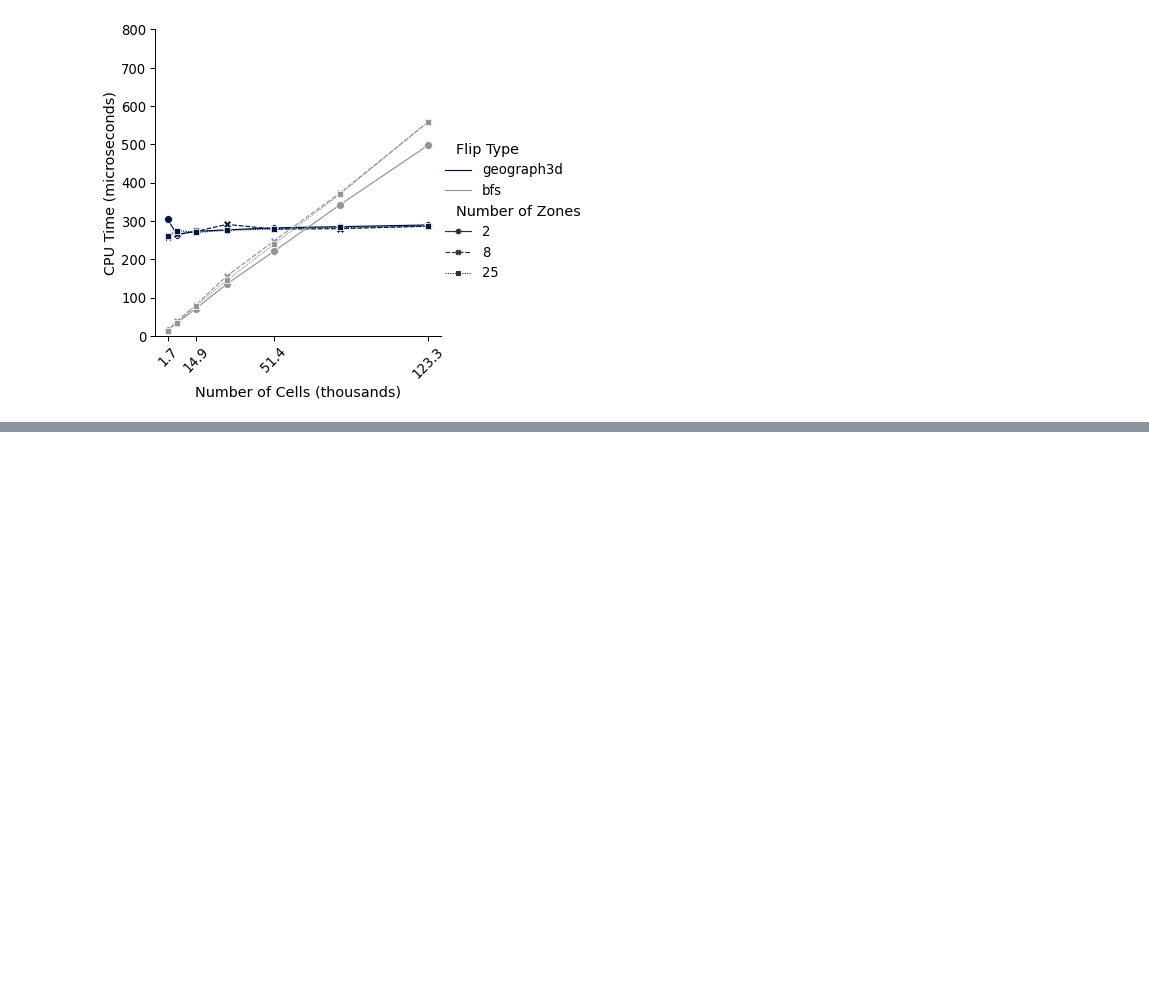
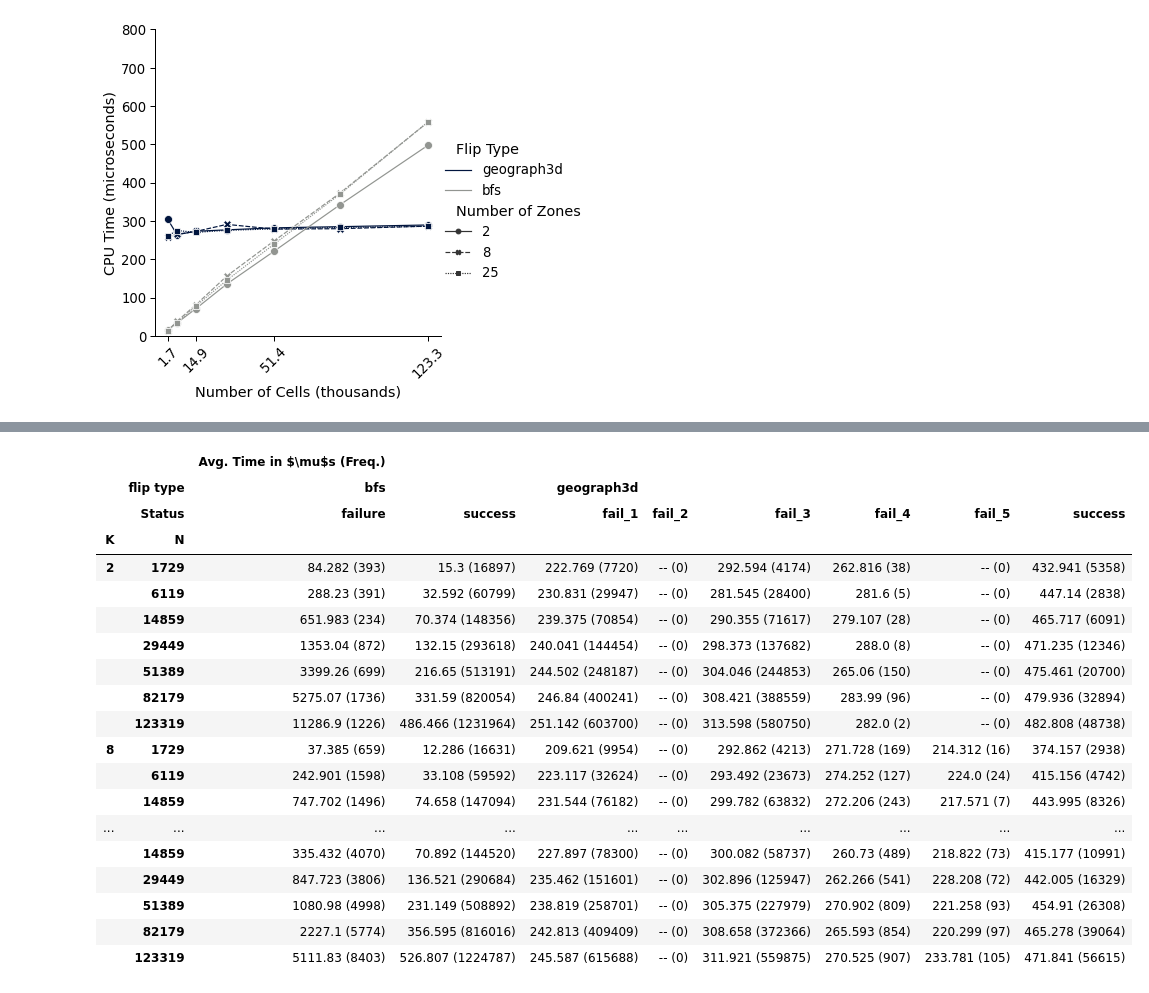
Before and after one commit to ian-ludden/3d-geographs, a Jupyter notebook: results/Experiments_Analysis.ipynb, the cells around one changed output, grey strips where cells are left out. Drawn from its saved outputs; the diff is of its cells as text; code cells hidden in the pictures; blank space fills up the shorter version.

```diff
--- a/results/Experiments_Analysis.ipynb
+++ b/results/Experiments_Analysis.ipynb
@@ -350,0 +373,4 @@ plot_combined_all_zone_counts(df, "bch")
+# %%
+df_bch = pd.read_csv(bch_results_fname)
+df_bch = df_bch.rename(columns=colname_mapping)
+df_bch.head()
@@ -350,0 +599,27 @@ plot_combined_all_zone_counts(df, "bch")
+# %%
+df_bch_copy = df_bch.copy()
+df_bch_copy['Avg. Time in $\mu$s (Freq.)'] = [str('--' if isnan(x) else np.round(x, 3)) + ' (' + str(y) + ')' for x,y in zip(df_bch_copy['Avg. Flip Time ($\mu$s)'], df_bch_copy['Freq.'])]
+df_bch_copy = df_bch_copy.drop(columns=['Avg. Flip Time ($\mu$s)', 'Freq.'])
+dfbch_pivot = pd.pivot_table(df_bch_copy, index=['K', 'N'], columns=['flip type', 'Status'], aggfunc=lambda x: ' '.join(x))
+dfbch_pivot.head(21)
+# %% [output]
+|  |  | Avg. Time in $\mu$s (Freq.) |  |  |  |  |  |  |  |
+|  | flip type | bfs |  | geograph3d |  |  |  |  |  |
+|  | Status | failure | success | fail_1 | fail_2 | fail_3 | fail_4 | fail_5 | success |
+| K | N |  |  |  |  |  |  |  |  |
+| 2 | 1729 | 84.282 (393) | 15.3 (16897) | 222.769 (7720) | -- (0) | 292.594 (4174) | 262.816 (38) | -- (0) | 432.941 (5358) |
+|  | 6119 | 288.23 (391) | 32.592 (60799) | 230.831 (29947) | -- (0) | 281.545 (28400) | 281.6 (5) | -- (0) | 447.14 (2838) |
+|  | 14859 | 651.983 (234) | 70.374 (148356) | 239.375 (70854) | -- (0) | 290.355 (71617) | 279.107 (28) | -- (0) | 465.717 (6091) |
+|  | 29449 | 1353.04 (872) | 132.15 (293618) | 240.041 (144454) | -- (0) | 298.373 (137682) | 288.0 (8) | -- (0) | 471.235 (12346) |
+|  | 51389 | 3399.26 (699) | 216.65 (513191) | 244.502 (248187) | -- (0) | 304.046 (244853) | 265.06 (150) | -- (0) | 475.461 (20700) |
+|  | 82179 | 5275.07 (1736) | 331.59 (820054) | 246.84 (400241) | -- (0) | 308.421 (388559) | 283.99 (96) | -- (0) | 479.936 (32894) |
+|  | 123319 | 11286.9 (1226) | 486.466 (1231964) | 251.142 (603700) | -- (0) | 313.598 (580750) | 282.0 (2) | -- (0) | 482.808 (48738) |
+| 8 | 1729 | 37.385 (659) | 12.286 (16631) | 209.621 (9954) | -- (0) | 292.862 (4213) | 271.728 (169) | 214.312 (16) | 374.157 (2938) |
+|  | 6119 | 242.901 (1598) | 33.108 (59592) | 223.117 (32624) | -- (0) | 293.492 (23673) | 274.252 (127) | 224.0 (24) | 415.156 (4742) |
+|  | 14859 | 747.702 (1496) | 74.658 (147094) | 231.544 (76182) | -- (0) | 299.782 (63832) | 272.206 (243) | 217.571 (7) | 443.995 (8326) |
+| ... | ... | ... | ... | ... | ... | ... | ... | ... | ... |
+|  | 14859 | 335.432 (4070) | 70.892 (144520) | 227.897 (78300) | -- (0) | 300.082 (58737) | 260.73 (489) | 218.822 (73) | 415.177 (10991) |
+|  | 29449 | 847.723 (3806) | 136.521 (290684) | 235.462 (151601) | -- (0) | 302.896 (125947) | 262.266 (541) | 228.208 (72) | 442.005 (16329) |
+|  | 51389 | 1080.98 (4998) | 231.149 (508892) | 238.819 (258701) | -- (0) | 305.375 (227979) | 270.902 (809) | 221.258 (93) | 454.91 (26308) |
+|  | 82179 | 2227.1 (5774) | 356.595 (816016) | 242.813 (409409) | -- (0) | 308.658 (372366) | 265.593 (854) | 220.299 (97) | 465.278 (39064) |
+|  | 123319 | 5111.83 (8403) | 526.807 (1224787) | 245.587 (615688) | -- (0) | 311.921 (559875) | 270.525 (907) | 233.781 (105) | 471.841 (56615) |
```
Also changed, not shown: parts of 21 cells of this notebook.
